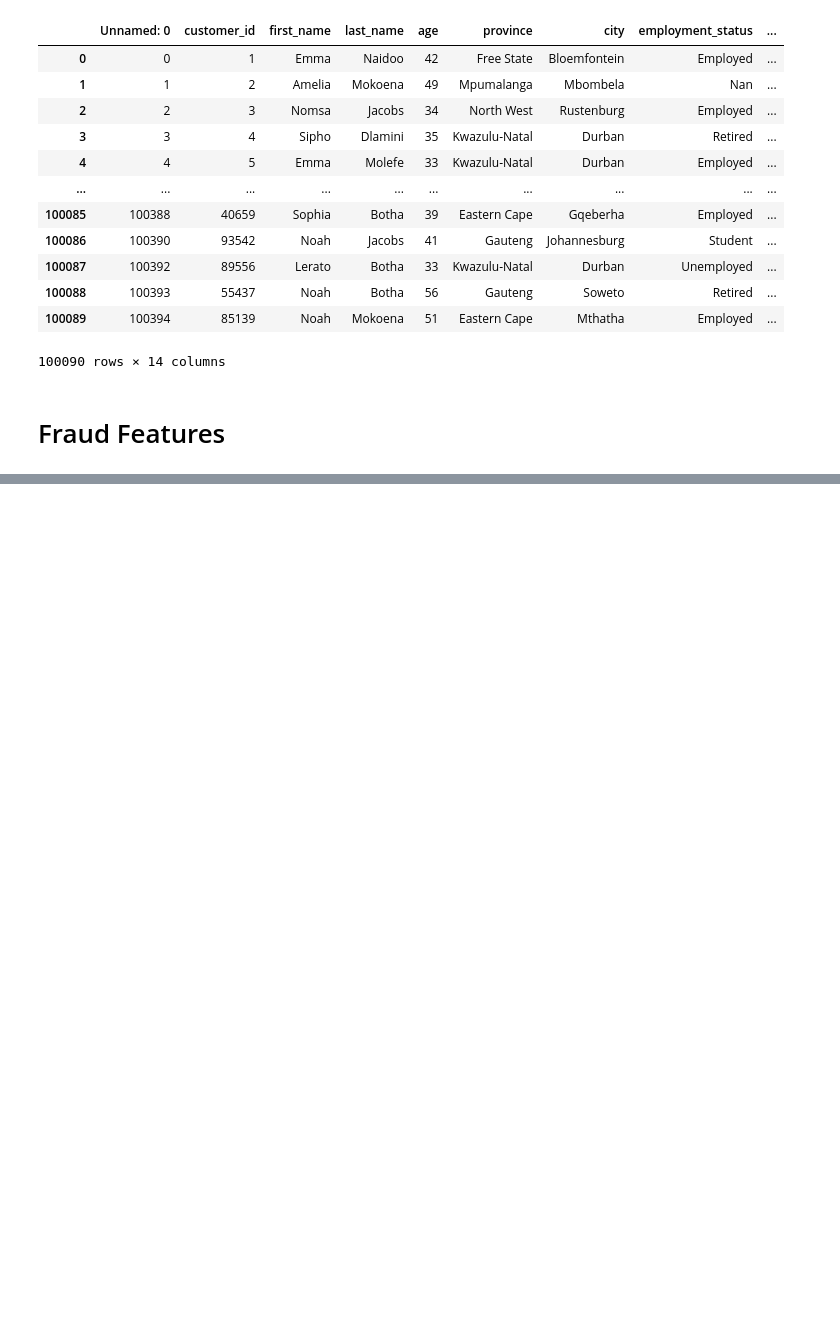
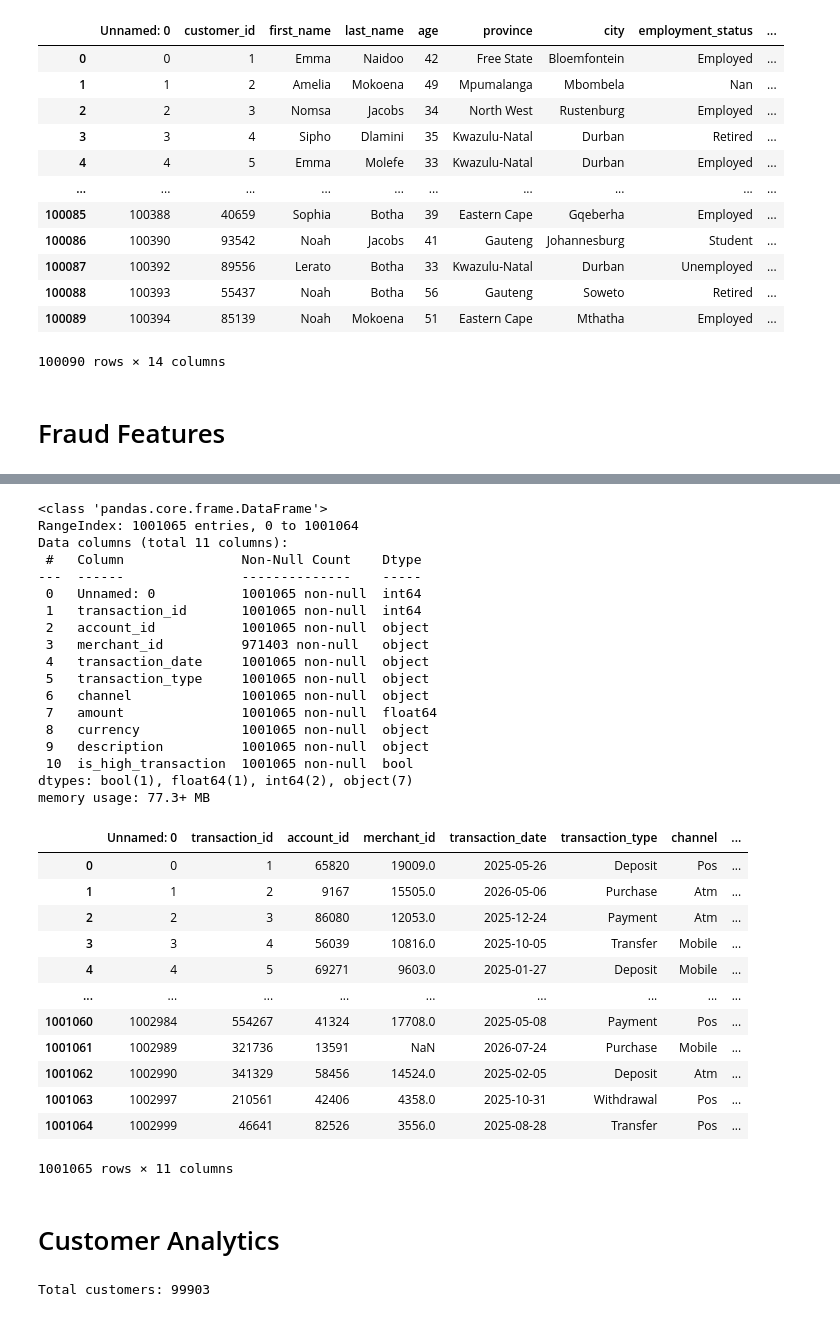
Before and after one commit to akonamajongile-a11y/bankguard, a Jupyter notebook: Siziphiwe_bankguard.ipynb, the cells around one changed output, grey strips where cells are left out. Saved outputs shown, nothing was run; the diff lists cells and outputs as text; code cells hidden in the pictures; blank space fills up the shorter version.

```diff
--- a/Siziphiwe_bankguard.ipynb
+++ b/Siziphiwe_bankguard.ipynb
@@ -475,0 +478,50 @@ pd.DataFrame(trans_acc.groupby("account_id")['amount'].sum())
+# %%
+trans_acc = pd.merge(customers,transactions, how='inner')
+# %%
+trans_acc['customer_average'] = trans_acc.groupby('customer_id')['amount'].transform('mean')
+transactions.info()
+
+trans_acc['amount_vs_customer_average'] = (
+trans_acc['amount'] / trans_acc['customer_average']
+)
+transactions
+# %% [output]
+<class 'pandas.core.frame.DataFrame'>
+RangeIndex: 1001065 entries, 0 to 1001064
+Data columns (total 11 columns):
+ #   Column               Non-Null Count    Dtype
+---  ------               --------------    -----
+ 0   Unnamed: 0           1001065 non-null  int64
+ 1   transaction_id       1001065 non-null  int64
+ 2   account_id           1001065 non-null  object
+ 3   merchant_id          971403 non-null   object
+ 4   transaction_date     1001065 non-null  object
+ 5   transaction_type     1001065 non-null  object
+ 6   channel              1001065 non-null  object
+ 7   amount               1001065 non-null  float64
+ 8   currency             1001065 non-null  object
+ 9   description          1001065 non-null  object
+ 10  is_high_transaction  1001065 non-null  bool
+dtypes: bool(1), float64(1), int64(2), object(7)
+memory usage: 77.3+ MB
+|  | Unnamed: 0 | transaction_id | account_id | merchant_id | transaction_date | transaction_type | channel | ... |
+| 0 | 0 | 1 | 65820 | 19009.0 | 2025-05-26 | Deposit | Pos | ... |
+| 1 | 1 | 2 | 9167 | 15505.0 | 2026-05-06 | Purchase | Atm | ... |
+| 2 | 2 | 3 | 86080 | 12053.0 | 2025-12-24 | Payment | Atm | ... |
+| 3 | 3 | 4 | 56039 | 10816.0 | 2025-10-05 | Transfer | Mobile | ... |
+| 4 | 4 | 5 | 69271 | 9603.0 | 2025-01-27 | Deposit | Mobile | ... |
+| ... | ... | ... | ... | ... | ... | ... | ... | ... |
+| 1001060 | 1002984 | 554267 | 41324 | 17708.0 | 2025-05-08 | Payment | Pos | ... |
+| 1001061 | 1002989 | 321736 | 13591 | NaN | 2026-07-24 | Purchase | Mobile | ... |
+| 1001062 | 1002990 | 341329 | 58456 | 14524.0 | 2025-02-05 | Deposit | Atm | ... |
+| 1001063 | 1002997 | 210561 | 42406 | 4358.0 | 2025-10-31 | Withdrawal | Pos | ... |
+| 1001064 | 1002999 | 46641 | 82526 | 3556.0 | 2025-08-28 | Transfer | Pos | ... |
+1001065 rows × 11 columns
+# %% [markdown]
+# Customer Analytics
+# %%
+#How many customers does the bank have?
+total_customers = trans_acc['customer_id'].nunique()
+print(f"Total customers: {total_customers}")
+# %% [output]
+Total customers: 99903
```
Also changed, not shown: parts of 8 cells of this notebook.
